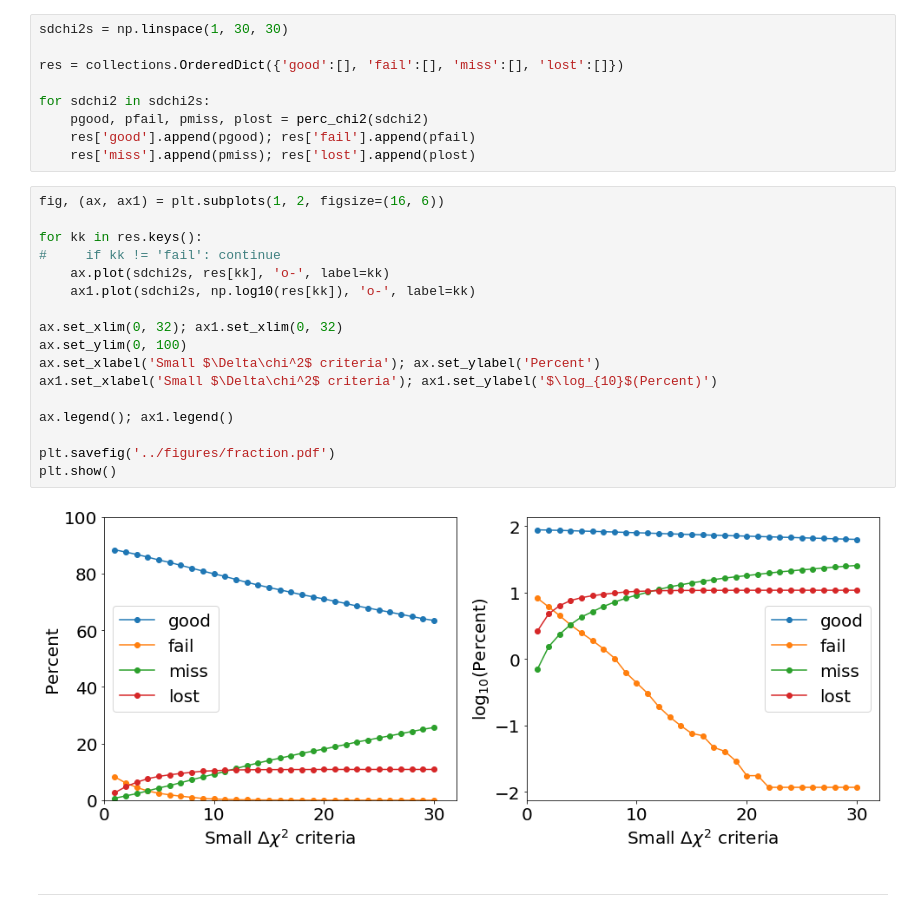
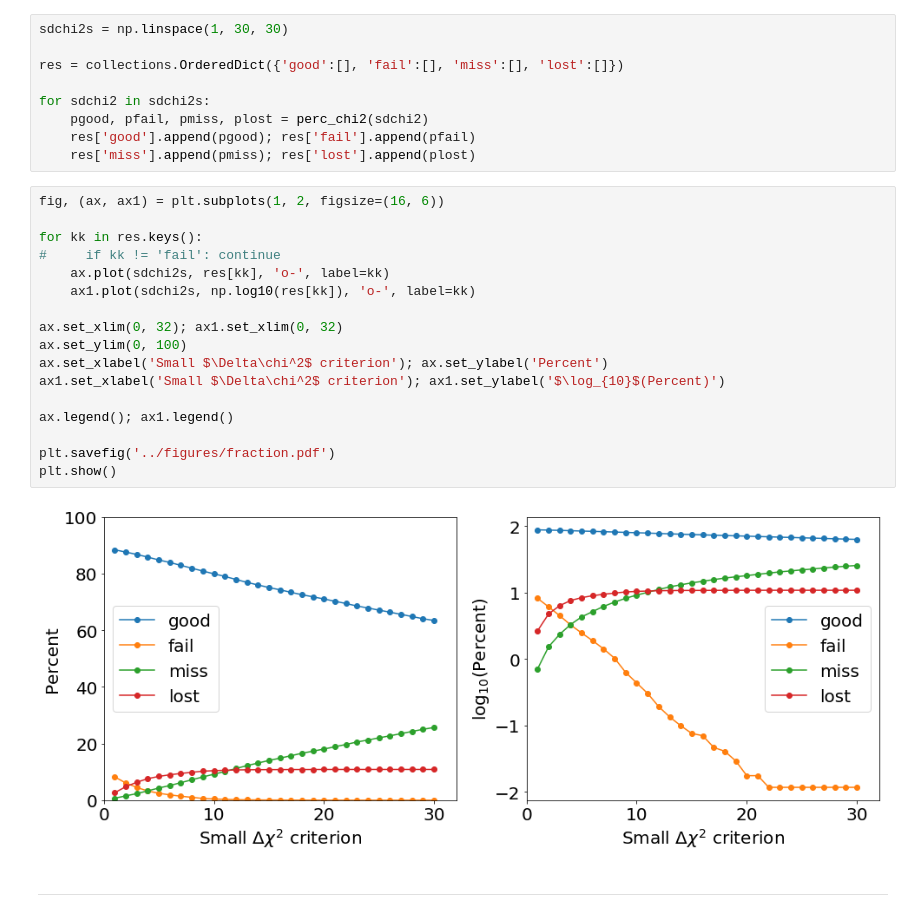
Before and after one commit to Yucheng-Zhang/desi_nbs, a Jupyter notebook: demo/elg_zfitting.ipynb, the cells around one changed output. Cells and saved outputs as stored; diff of their text form.

```diff
--- a/demo/elg_zfitting.ipynb
+++ b/demo/elg_zfitting.ipynb
@@ -451,22 +451,22 @@ for sdchi2 in sdchi2s:
 # %%
 fig, (ax, ax1) = plt.subplots(1, 2, figsize=(16, 6))
 
 for kk in res.keys():
 #     if kk != 'fail': continue
     ax.plot(sdchi2s, res[kk], 'o-', label=kk)
     ax1.plot(sdchi2s, np.log10(res[kk]), 'o-', label=kk)
 
 ax.set_xlim(0, 32); ax1.set_xlim(0, 32)
 ax.set_ylim(0, 100)
-ax.set_xlabel('Small $\Delta\chi^2$ criteria'); ax.set_ylabel('Percent')
-ax1.set_xlabel('Small $\Delta\chi^2$ criteria'); ax1.set_ylabel('$\log_{10}$(Percent)')
+ax.set_xlabel('Small $\Delta\chi^2$ criterion'); ax.set_ylabel('Percent')
+ax1.set_xlabel('Small $\Delta\chi^2$ criterion'); ax1.set_ylabel('$\log_{10}$(Percent)')
 
 ax.legend(); ax1.legend()
 
 plt.savefig('../figures/fraction.pdf')
 plt.show()
 # %% [output]
-[figure, old version]
+[figure, new version]
 # %% [markdown]
 ---
 # %% [markdown]
```
Also changed, not shown: parts of 4 cells of this notebook, 5 other files.
